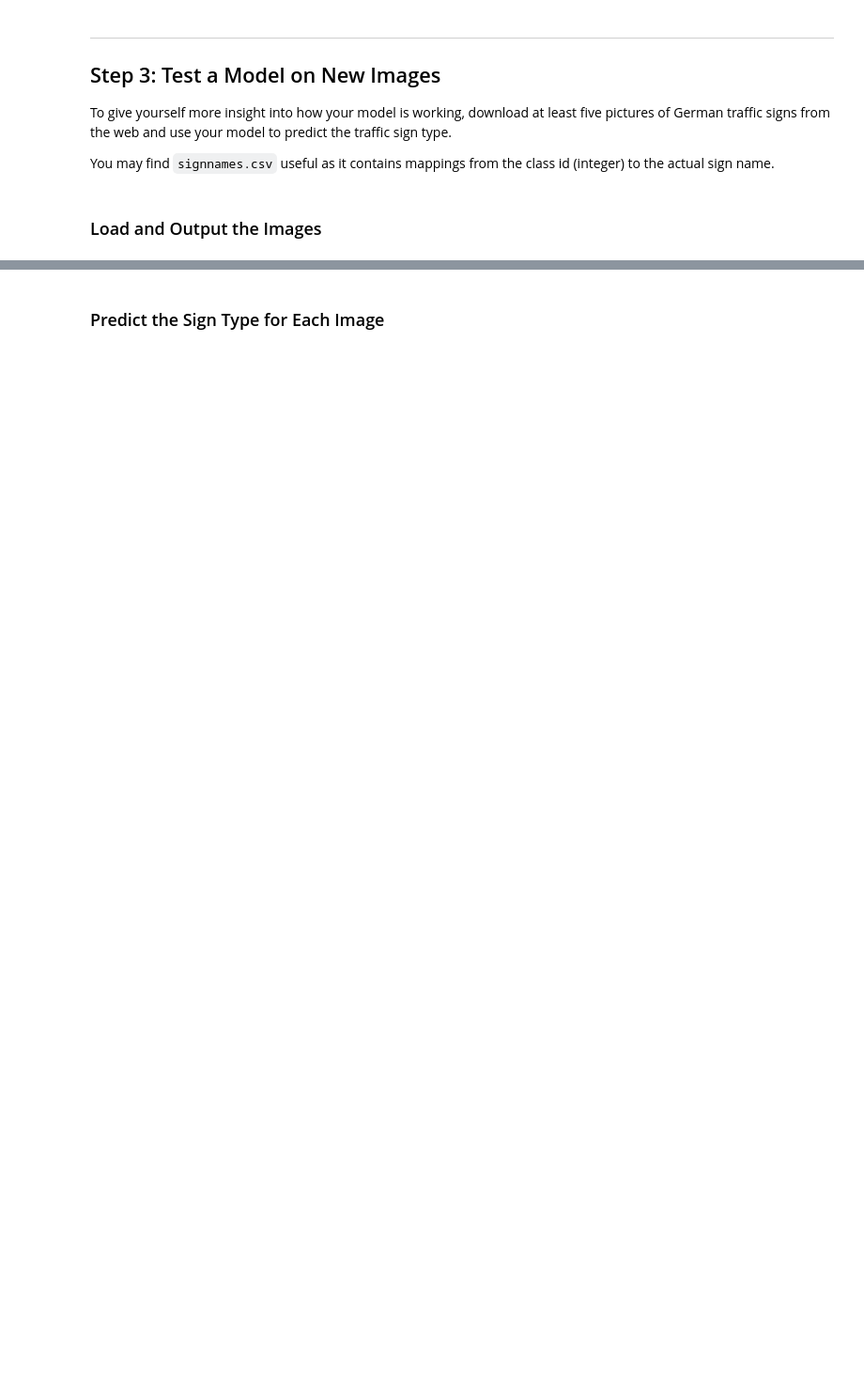
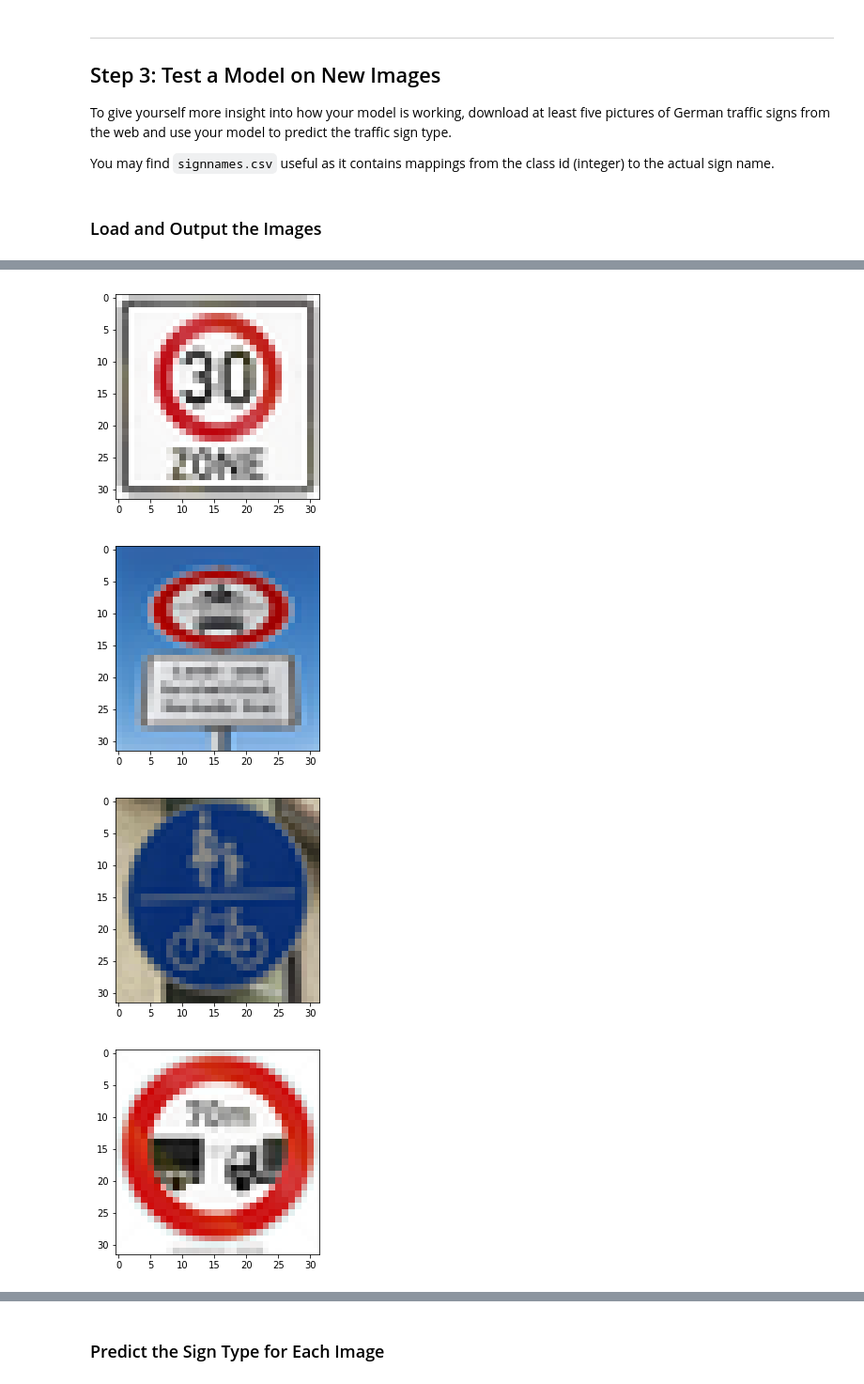
Before and after one commit to tongda/CarND-Traffic-Sign-Classifier-Project, a Jupyter notebook: Traffic_Sign_Classifier.ipynb, the cells around one changed output, grey strips where cells are left out. Shown at 94% size. Cells and saved outputs as stored; diff of their text form; code cells hidden in the pictures; blank space fills up the shorter version.

```diff
--- a/Traffic_Sign_Classifier.ipynb
+++ b/Traffic_Sign_Classifier.ipynb
@@ -595,0 +606,10 @@ You may find `signnames.csv` useful as it contains mappings from the class id (i
+# %%
+resized_images = [img.resize((32, 32), Image.LANCZOS) for img in images]
+for i, img in enumerate(resized_images):
+    plt.figure(i)
+    plt.imshow(img)
+# %% [output]
+[figure, added]
+[figure, added]
+[figure, added]
+[figure, added]
```
Also changed, not shown: parts of 14 cells of this notebook, 11 other files.
